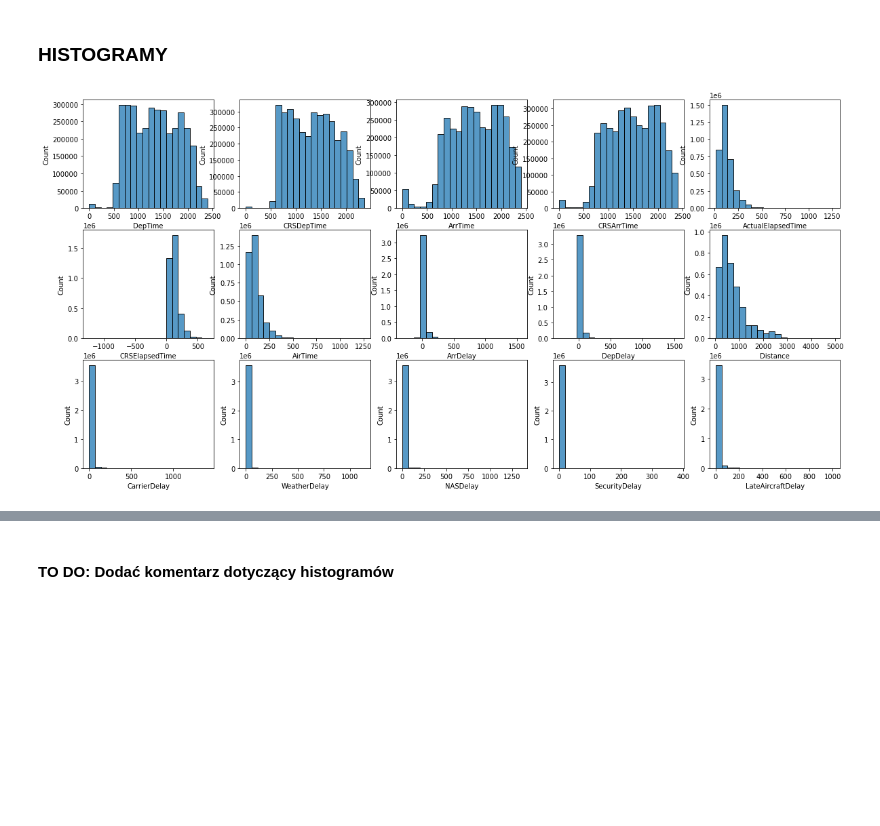
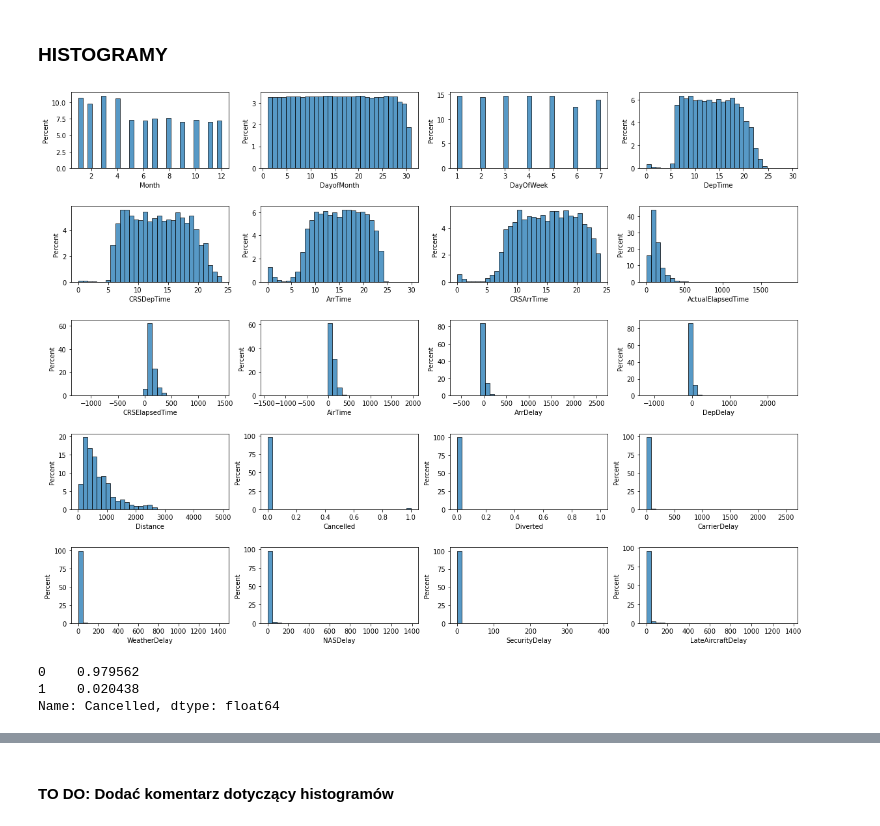
Before and after one commit to KlaudiaKromolowska/BigDataMachineLearning, a Jupyter notebook: BigDataMachineLearning.ipynb, the cells around one changed output, grey strips where cells are left out. Cells and saved outputs as stored; diff of their text form; code cells hidden in the pictures; blank space fills up the shorter version.

```diff
--- a/BigDataMachineLearning.ipynb
+++ b/BigDataMachineLearning.ipynb
@@ -51,7 +51,9 @@ Celem projektu jest przewidywanie sumarycznego opóźnienia samolotu - zmienna o
 # %%
-#TO DO dodać czytanie z kilku plików na raz
-# data = pd.concat([pd.read_csv(f) for f in glob.glob('./data/*.csv')], ignore_index = True)
-data = pd.read_parquet('2007.gzip')
+import zipfile
+zf = zipfile.ZipFile("./data_mow.zip")
+namelist = zf.namelist()[1:]
+dfs = [pd.read_csv(zf.open(f)) for f in namelist]
+data = pd.concat(dfs, ignore_index = True)
 with pd.option_context('display.float_format', '{:.2f}'.format, 'display.max_rows', None, 'display.max_columns', None):
     display(data.head())
 # %% [output]
@@ -122,6 +131,0 @@ plt.show()
-# %%
-fig, axes = plt.subplots(4,4, figsize=(10,10))
-for c, i in zip(data.columns, range(0,len(data.columns))):
-    a = data.boxplot(column=c, ax=axes.flatten()[i])
-plt.tight_layout()
-plt.show()
@@ -130,10 +138,11 @@ plt.show()
 # %% [markdown]
 ### HISTOGRAMY
 # %%
-fig, axes = plt.subplots(nrows=3, ncols=5, figsize=(20, 10))
+fig, axes = plt.subplots(nrows=5, ncols=4, figsize=(20, 15))
 axes = axes.flatten()
 for i, column in enumerate(columns_for_visualisation):
-    sns.histplot(data[column], ax=axes[i], bins=20)
+    sns.histplot(data, x=column, ax=axes[i], bins=31, stat="percent")
+    fig.subplots_adjust(hspace=0.5)
 plt.show()
 # %% [output]
-[figure, old version]
+[figure, new version]
@@ -145,0 +149,6 @@ plt.show()
+# %%
+data['Cancelled'].value_counts(normalize=True)
+# %% [output]
+0    0.979562
+1    0.020438
+Name: Cancelled, dtype: float64
```
Also changed, not shown: parts of 22 cells of this notebook.
